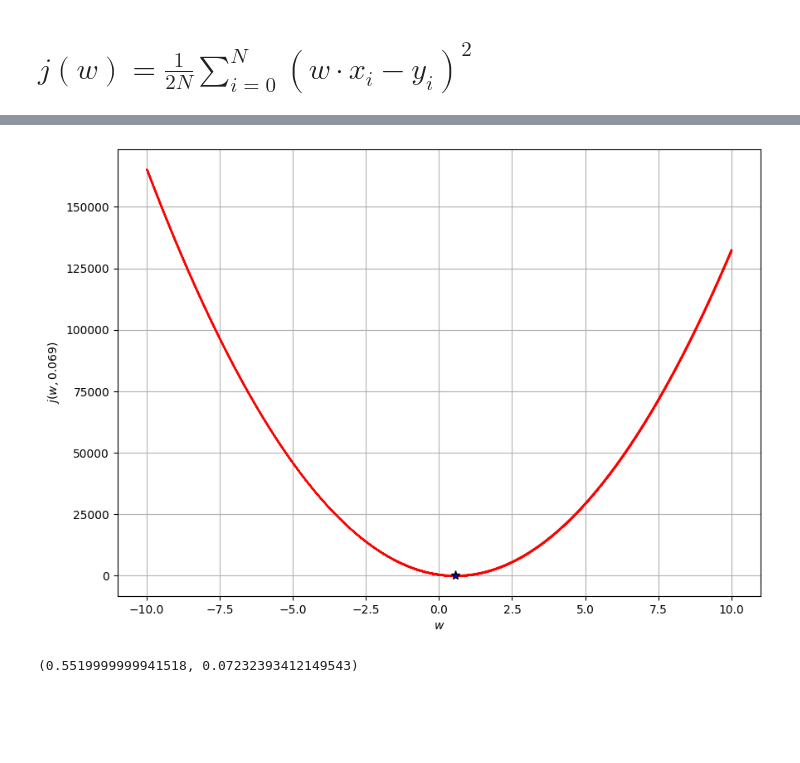
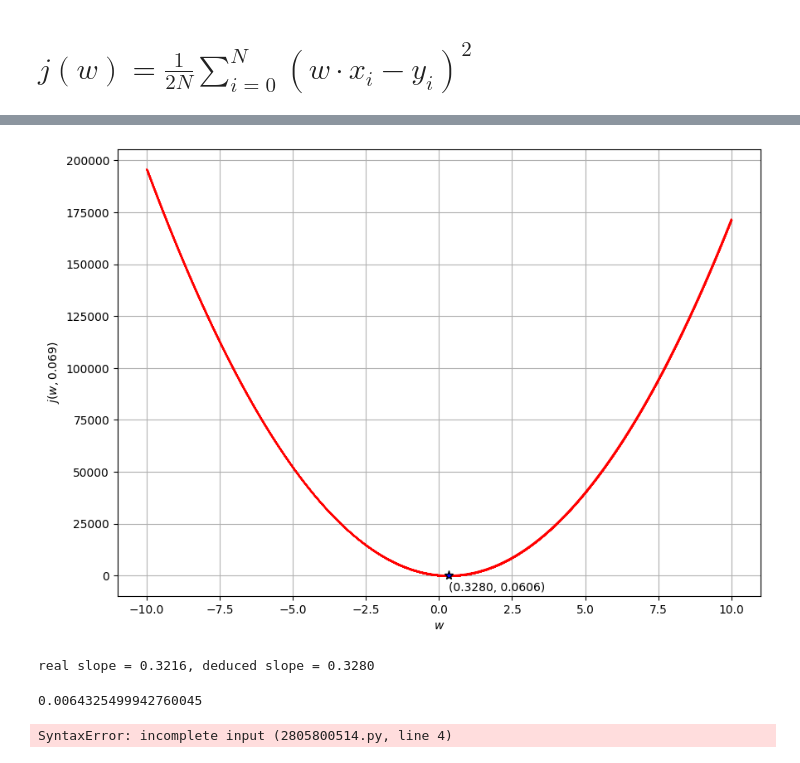
Before and after one commit to anoban/Supervised-Machine-Learning-Regression-and-Classification, a Jupyter notebook: anoban/Cost Function Intuition.ipynb, the cells around one changed output, grey strips where cells are left out. Drawn from its saved outputs; the diff is of its cells as text; code cells hidden in the pictures; blank space fills up the shorter version.

```diff
--- a/anoban/Cost Function Intuition.ipynb
+++ b/anoban/Cost Function Intuition.ipynb
@@ -191,6 +191,10 @@ plt.show()
 # %%
 # as we iterate through all prospecive values of slope, at one point the cost function will return a minimum value.
 # the value of m where the cost function returned the lowest value will be our best bet for m
+
+x = np.random.randint(low = 0, high = 100, size = 100)
+m = 0.32156745
+y = m * x + np.random.rand(100)
 
 slopes = np.arange(start = -10, stop = 10, step = 0.001)  # all candidates for m
 epsilon = 0.10 # minimum tolerable difference between the targets and predictions (in the form of cost function's return value)
@@ -201,20 +205,27 @@ for i, m in enumerate(slopes):
 # %%
 fig, axes = plt.subplots()
 fig.set_size_inches(10, 7)
 axes.plot(slopes, diffs, color = "red", marker = 'o', ms = 0.1)
 
 miny_pos = np.argmin(diffs)
 axes.plot(slopes[miny_pos], diffs[miny_pos], color = "blue", marker = '*', ms = 8, mec = "black")
+axes.text(slopes[miny_pos], diffs[miny_pos] - 7500, color = "black", s = f"({slopes[miny_pos]:.4f}, {diffs[miny_pos]:.4f})")
 
 axes.set_xlabel(r"$w$")
 axes.set_ylabel(r"$j(w, 0.069)$")
 axes.grid()
 plt.show()
 # %% [output]
-[figure, old version]
+[figure, new version]
 # %%
 # :)))
 
-slopes[miny_pos], diffs[miny_pos]
+print(f"real slope = {0.32156745:.4f}, deduced slope = {slopes[miny_pos]:.4f}")
 # %% [output]
-(0.5519999999941518, 0.07232393412149543)
+real slope = 0.3216, deduced slope = 0.3280
+# %%
+# difference is negligible :)
+
+np.abs(0.32156745 - slopes[miny_pos])
+# %% [output]
+0.0064325499942760045
@@ -220,0 +241,16 @@ slopes[miny_pos], diffs[miny_pos]
+# %%
+# now we need to use gradient descent to figure out our best fits for m and b
+
+def gradient_descent(predictor: NDArray[np.float64], targets: NDArray[np.float64]) -> tuple[float, float]:
+    """
+
+    """
+
+    # bootstrapping m and b
+    slope = (targets / predictor).mean() # m must be y / x, if the model is a simple y = mx type model
+    intercept = np.random.rand()
+
+    # first run a gradient descent considering only the slope
+    #
+# %% [output]
+SyntaxError: incomplete input (2805800514.py, line 4)
```
Also changed, not shown: parts of 11 cells of this notebook.
